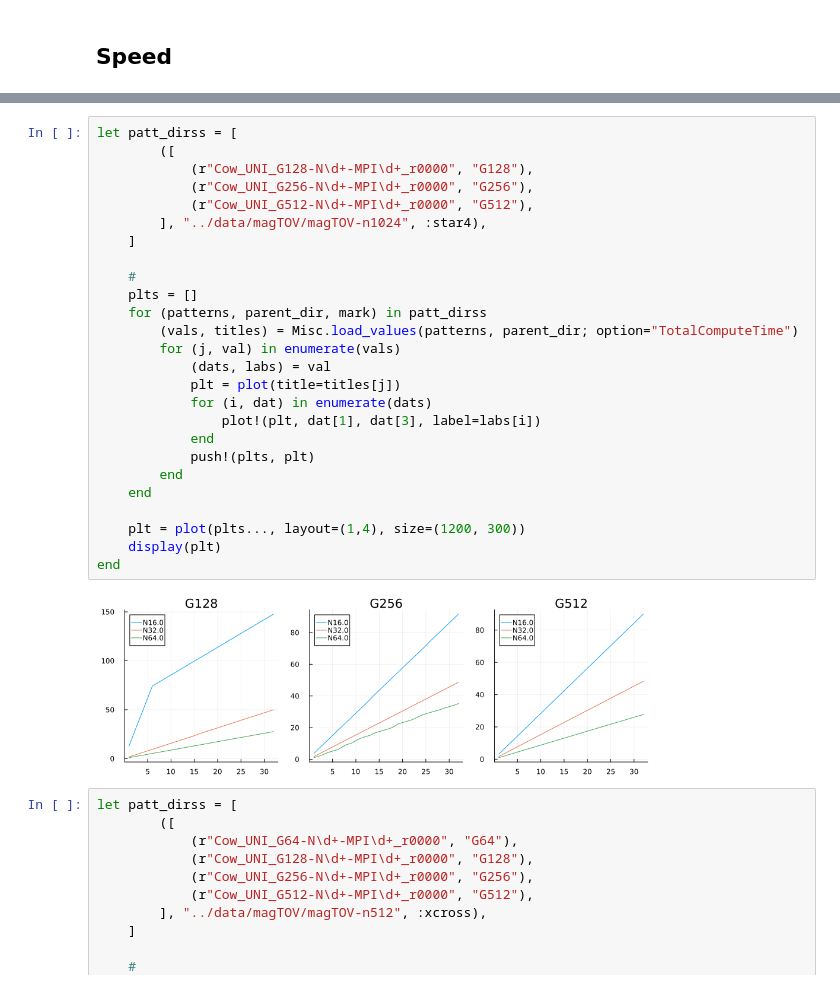
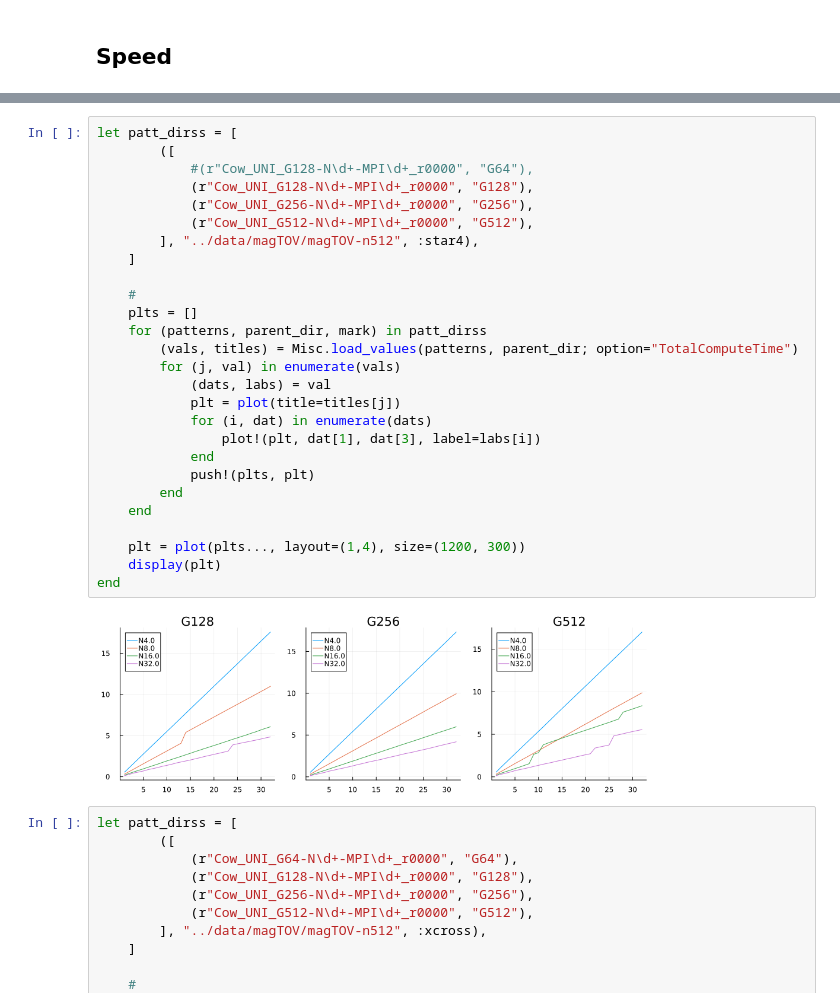
Before and after one commit to lwJi/ETK-Scaling-Tests, a Jupyter notebook: frontier/ipynb/magTOV.ipynb, the cells around one changed output, grey strips where cells are left out. Cells and saved outputs as stored; diff of their text form.

```diff
--- a/frontier/ipynb/magTOV.ipynb
+++ b/frontier/ipynb/magTOV.ipynb
@@ -94,31 +99,32 @@ end
 # %%
 let patt_dirss = [
         ([
+            #(r"Cow_UNI_G128-N\d+-MPI\d+_r0000", "G64"),
             (r"Cow_UNI_G128-N\d+-MPI\d+_r0000", "G128"),
             (r"Cow_UNI_G256-N\d+-MPI\d+_r0000", "G256"),
             (r"Cow_UNI_G512-N\d+-MPI\d+_r0000", "G512"),
-        ], "../data/magTOV/magTOV-n1024", :star4),
+        ], "../data/magTOV/magTOV-n512", :star4),
     ]
 
     #
     plts = []
     for (patterns, parent_dir, mark) in patt_dirss
         (vals, titles) = Misc.load_values(patterns, parent_dir; option="TotalComputeTime")
         for (j, val) in enumerate(vals)
             (dats, labs) = val
             plt = plot(title=titles[j])
             for (i, dat) in enumerate(dats)
                 plot!(plt, dat[1], dat[3], label=labs[i])
             end
             push!(plts, plt)
         end
     end
 
     plt = plot(plts..., layout=(1,4), size=(1200, 300))
     display(plt)
 end
 # %% [output]
-[figure, old version]
+[figure, new version]
 # %%
 let patt_dirss = [
         ([
```
Also changed, not shown: parts of 2 cells of this notebook.
